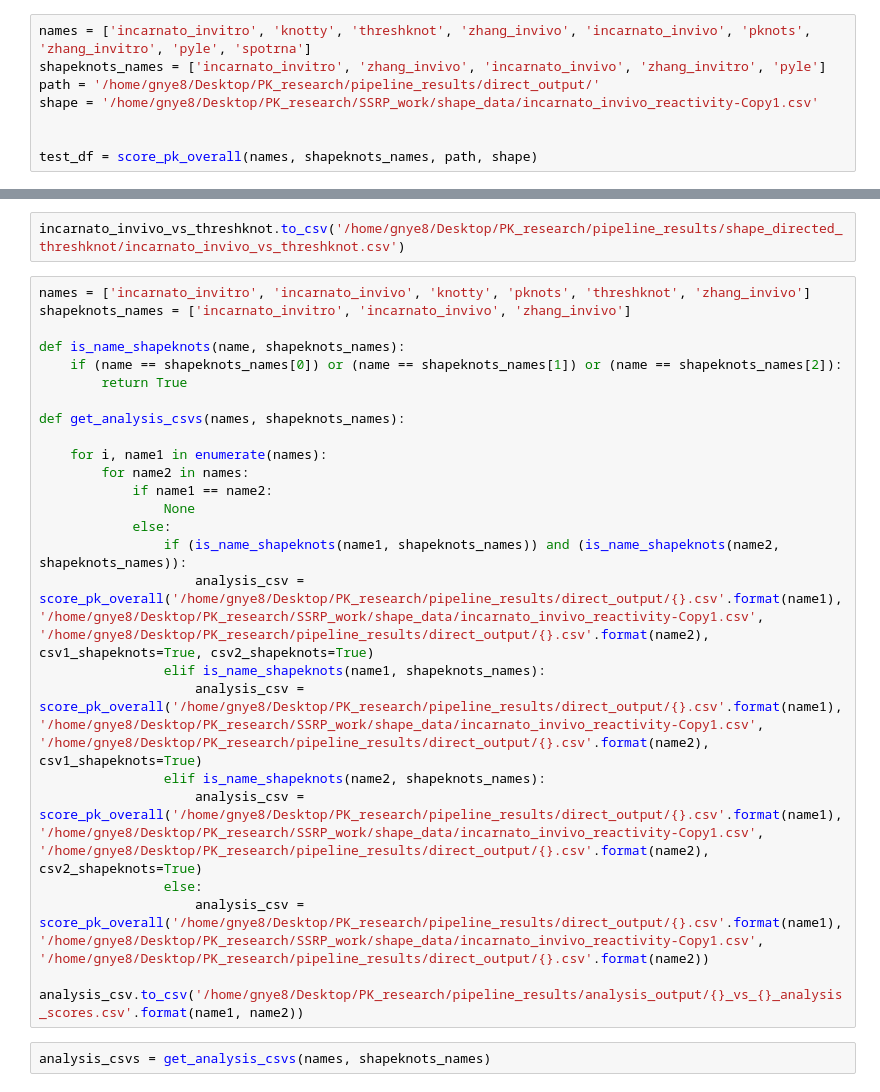
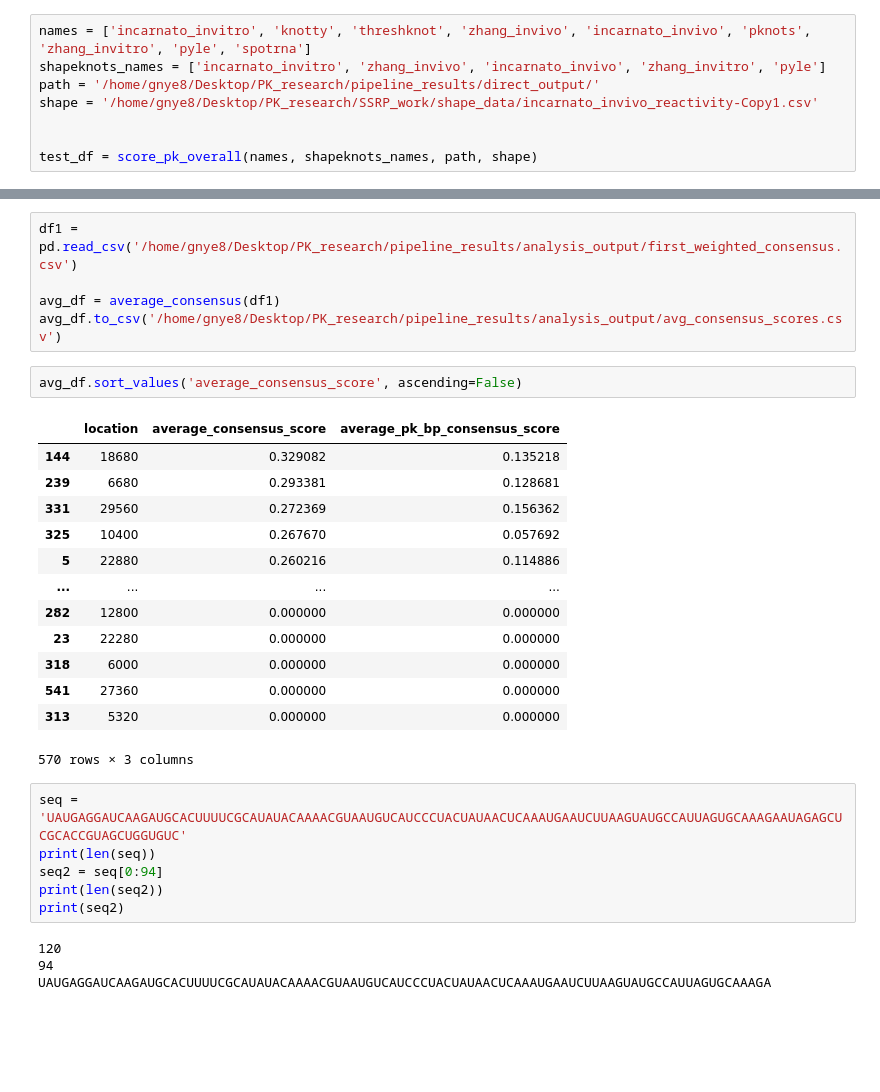
Before and after one commit to rkretsch/PK_research, a Jupyter notebook: notebooks/PK_overall_scores.ipynb, the cells around one changed output, grey strips where cells are left out. Saved outputs shown, nothing was run; the diff lists cells and outputs as text; blank space fills up the shorter version.

```diff
--- a/notebooks/PK_overall_scores.ipynb
+++ b/notebooks/PK_overall_scores.ipynb
@@ -377,28 +489,31 @@ GAGGGGCATACACTCGCTATGTCGATAACAACTTCTGTGGCCCTGATGGCTACCCTCTTGAGTGCATTAAAGACCTTCTA
 # %%
-incarnato_invivo_vs_threshknot.to_csv('/home/gnye8/Desktop/PK_research/pipeline_results/shape_directed_threshknot/incarnato_invivo_vs_threshknot.csv')
+df1 = pd.read_csv('/home/gnye8/Desktop/PK_research/pipeline_results/analysis_output/first_weighted_consensus.csv')
+
+avg_df = average_consensus(df1)
+avg_df.to_csv('/home/gnye8/Desktop/PK_research/pipeline_results/analysis_output/avg_consensus_scores.csv')
 # %%
-names = ['incarnato_invitro', 'incarnato_invivo', 'knotty', 'pknots', 'threshknot', 'zhang_invivo']
-shapeknots_names = ['incarnato_invitro', 'incarnato_invivo', 'zhang_invivo']
-
-def is_name_shapeknots(name, shapeknots_names):
-    if (name == shapeknots_names[0]) or (name == shapeknots_names[1]) or (name == shapeknots_names[2]):
-        return True
-
-def get_analysis_csvs(names, shapeknots_names):
-
-    for i, name1 in enumerate(names):
-        for name2 in names:
-            if name1 == name2:
-                None
-            else:
-                if (is_name_shapeknots(name1, shapeknots_names)) and (is_name_shapeknots(name2, shapeknots_names)):
-                    analysis_csv = score_pk_overall('/home/gnye8/Desktop/PK_research/pipeline_results/direct_output/{}.csv'.format(name1), '/home/gnye8/Desktop/PK_research/SSRP_work/shape_data/incarnato_invivo_reactivity-Copy1.csv', '/home/gnye8/Desktop/PK_research/pipeline_results/direct_output/{}.csv'.format(name2), csv1_shapeknots=True, csv2_shapeknots=True)
-                elif is_name_shapeknots(name1, shapeknots_names):
-                    analysis_csv = score_pk_overall('/home/gnye8/Desktop/PK_research/pipeline_results/direct_output/{}.csv'.format(name1), '/home/gnye8/Desktop/PK_research/SSRP_work/shape_data/incarnato_invivo_reactivity-Copy1.csv', '/home/gnye8/Desktop/PK_research/pipeline_results/direct_output/{}.csv'.format(name2), csv1_shapeknots=True)
-                elif is_name_shapeknots(name2, shapeknots_names):
-                    analysis_csv = score_pk_overall('/home/gnye8/Desktop/PK_research/pipeline_results/direct_output/{}.csv'.format(name1), '/home/gnye8/Desktop/PK_research/SSRP_work/shape_data/incarnato_invivo_reactivity-Copy1.csv', '/home/gnye8/Desktop/PK_research/pipeline_results/direct_output/{}.csv'.format(name2), csv2_shapeknots=True)
-                else:
-                    analysis_csv = score_pk_overall('/home/gnye8/Desktop/PK_research/pipeline_results/direct_output/{}.csv'.format(name1), '/home/gnye8/Desktop/PK_research/SSRP_work/shape_data/incarnato_invivo_reactivity-Copy1.csv', '/home/gnye8/Desktop/PK_research/pipeline_results/direct_output/{}.csv'.format(name2))
-                analysis_csv.to_csv('/home/gnye8/Desktop/PK_research/pipeline_results/analysis_output/{}_vs_{}_analysis_scores.csv'.format(name1, name2))
+avg_df.sort_values('average_consensus_score', ascending=False)
+# %% [output]
+|  | location | average_consensus_score | average_pk_bp_consensus_score |
+| 144 | 18680 | 0.329082 | 0.135218 |
+| 239 | 6680 | 0.293381 | 0.128681 |
+| 331 | 29560 | 0.272369 | 0.156362 |
+| 325 | 10400 | 0.267670 | 0.057692 |
+| 5 | 22880 | 0.260216 | 0.114886 |
+| ... | ... | ... | ... |
+| 282 | 12800 | 0.000000 | 0.000000 |
+| 23 | 22280 | 0.000000 | 0.000000 |
+| 318 | 6000 | 0.000000 | 0.000000 |
+| 541 | 27360 | 0.000000 | 0.000000 |
+| 313 | 5320 | 0.000000 | 0.000000 |
+570 rows × 3 columns
 # %%
-analysis_csvs = get_analysis_csvs(names, shapeknots_names)
+seq = 'UAUGAGGAUCAAGAUGCACUUUUCGCAUAUACAAAACGUAAUGUCAUCCCUACUAUAACUCAAAUGAAUCUUAAGUAUGCCAUUAGUGCAAAGAAUAGAGCUCGCACCGUAGCUGGUGUC'
+print(len(seq))
+seq2 = seq[0:94]
+print(len(seq2))
+print(seq2)
+# %% [output]
+120
+94
+UAUGAGGAUCAAGAUGCACUUUUCGCAUAUACAAAACGUAAUGUCAUCCCUACUAUAACUCAAAUGAAUCUUAAGUAUGCCAUUAGUGCAAAGA
```
Also changed, not shown: parts of 5 cells of this notebook, 4 other files.
